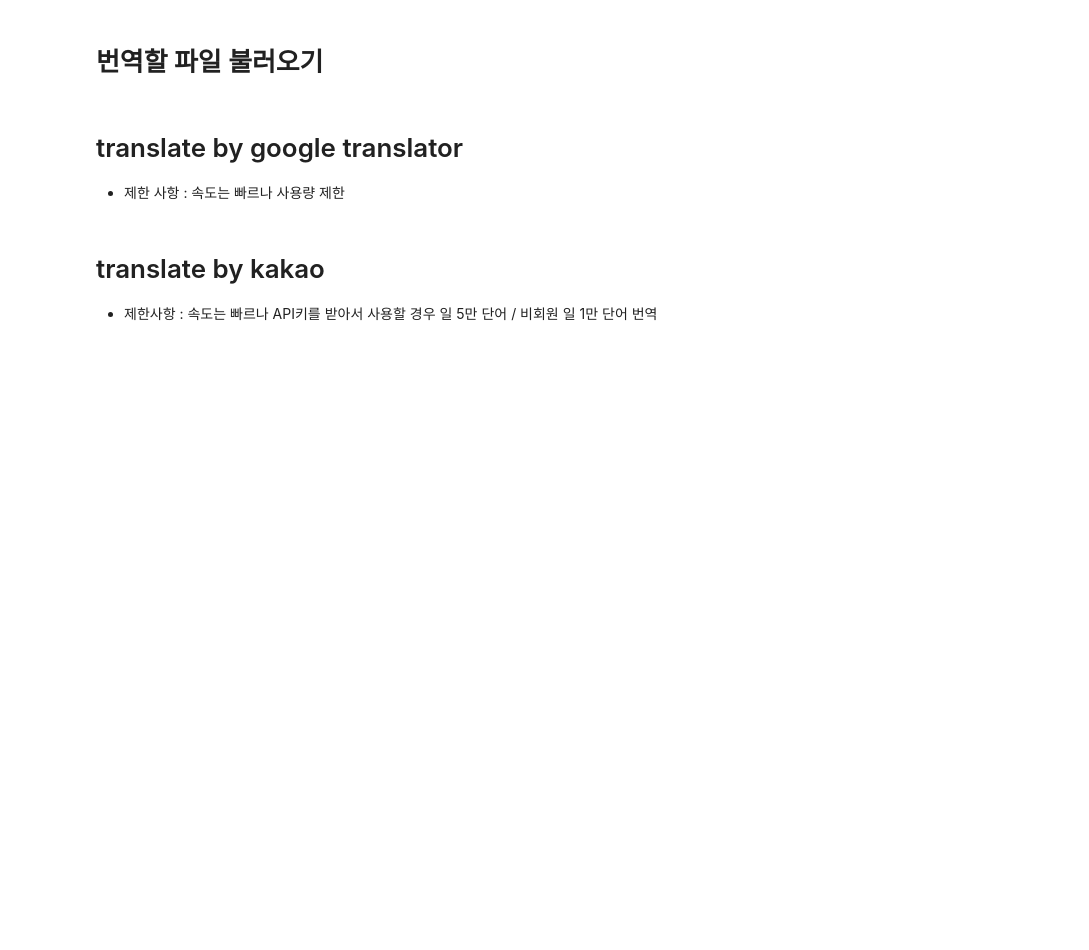
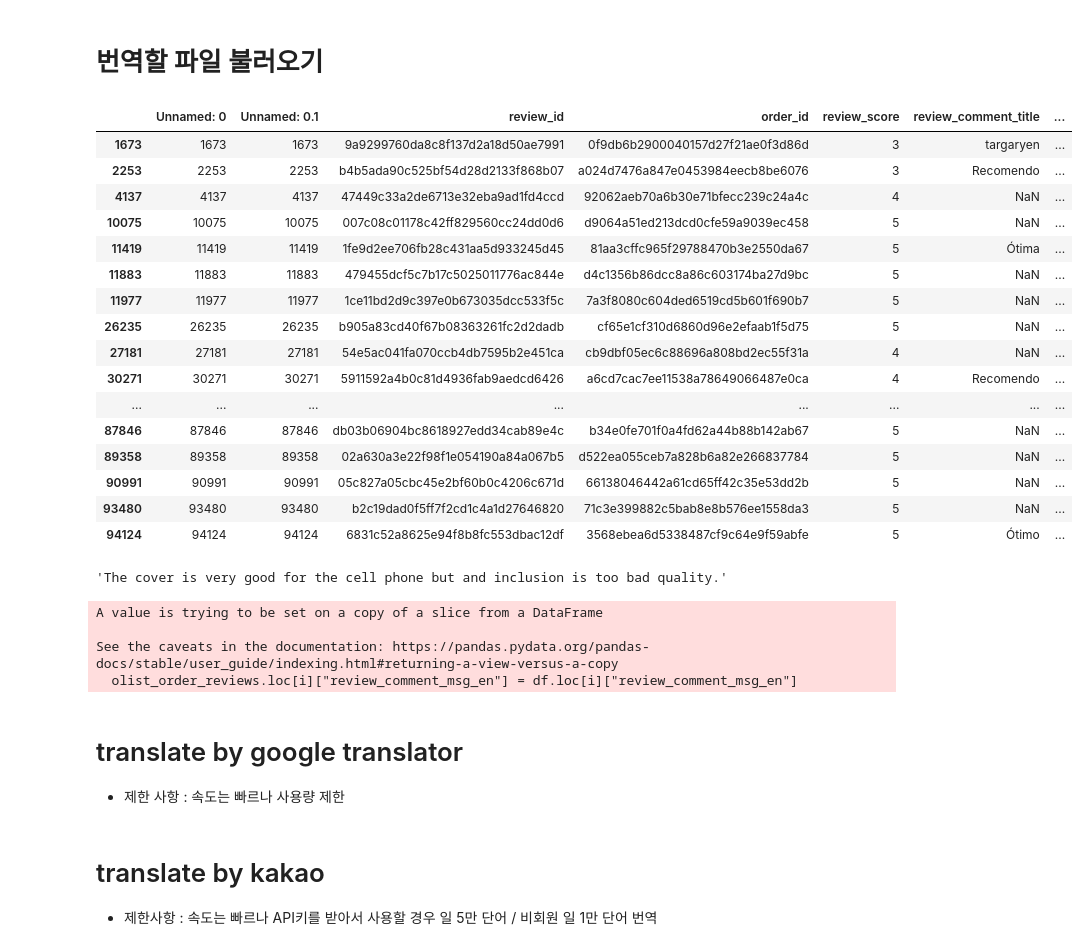
Before and after one commit to changyong93/project_Brazilian-E-Commerce-Public-Dataset-by-Olist, a Jupyter notebook: translate_order_reviews.ipynb, the cells around one changed output. Drawn from its saved outputs; the diff is of its cells as text; code cells hidden in the pictures; blank space fills up the shorter version.

```diff
--- a/translate_order_reviews.ipynb
+++ b/translate_order_reviews.ipynb
@@ -8,0 +11,20 @@ olist_order_reviews = pd.read_csv("./data/olist_order_reviews_dataset_translate.
+# %%
+olist_order_reviews[(olist_order_reviews.review_comment_message.notnull())&(olist_order_reviews.review_comment_msg_en.isnull())]
+# %% [output]
+|  | Unnamed: 0 | Unnamed: 0.1 | review_id | order_id | review_score | review_comment_title | ... |
+| 1673 | 1673 | 1673 | 9a9299760da8c8f137d2a18d50ae7991 | 0f9db6b2900040157d27f21ae0f3d86d | 3 | targaryen | ... |
+| 2253 | 2253 | 2253 | b4b5ada90c525bf54d28d2133f868b07 | a024d7476a847e0453984eecb8be6076 | 3 | Recomendo | ... |
+| 4137 | 4137 | 4137 | 47449c33a2de6713e32eba9ad1fd4ccd | 92062aeb70a6b30e71bfecc239c24a4c | 4 | NaN | ... |
+| 10075 | 10075 | 10075 | 007c08c01178c42ff829560cc24dd0d6 | d9064a51ed213dcd0cfe59a9039ec458 | 5 | NaN | ... |
+| 11419 | 11419 | 11419 | 1fe9d2ee706fb28c431aa5d933245d45 | 81aa3cffc965f29788470b3e2550da67 | 5 | Ótima | ... |
+| 11883 | 11883 | 11883 | 479455dcf5c7b17c5025011776ac844e | d4c1356b86dcc8a86c603174ba27d9bc | 5 | NaN | ... |
+| 11977 | 11977 | 11977 | 1ce11bd2d9c397e0b673035dcc533f5c | 7a3f8080c604ded6519cd5b601f690b7 | 5 | NaN | ... |
+| 26235 | 26235 | 26235 | b905a83cd40f67b08363261fc2d2dadb | cf65e1cf310d6860d96e2efaab1f5d75 | 5 | NaN | ... |
+| 27181 | 27181 | 27181 | 54e5ac041fa070ccb4db7595b2e451ca | cb9dbf05ec6c88696a808bd2ec55f31a | 4 | NaN | ... |
+| 30271 | 30271 | 30271 | 5911592a4b0c81d4936fab9aedcd6426 | a6cd7cac7ee11538a78649066487e0ca | 4 | Recomendo | ... |
+| ... | ... | ... | ... | ... | ... | ... | ... |
+| 87846 | 87846 | 87846 | db03b06904bc8618927edd34cab89e4c | b34e0fe701f0a4fd62a44b88b142ab67 | 5 | NaN | ... |
+| 89358 | 89358 | 89358 | 02a630a3e22f98f1e054190a84a067b5 | d522ea055ceb7a828b6a82e266837784 | 5 | NaN | ... |
+| 90991 | 90991 | 90991 | 05c827a05cbc45e2bf60b0c4206c671d | 66138046442a61cd65ff42c35e53dd2b | 5 | NaN | ... |
+| 93480 | 93480 | 93480 | b2c19dad0f5ff7f2cd1c4a1d27646820 | 71c3e399882c5bab8e8b576ee1558da3 | 5 | NaN | ... |
+| 94124 | 94124 | 94124 | 6831c52a8625e94f8b8fc553dbac12df | 3568ebea6d5338487cf9c64e9f59abfe | 5 | Ótimo | ... |
@@ -9,3 +33,15 @@ olist_order_reviews = pd.read_csv("./data/olist_order_reviews_dataset_translate.
+# %%
+olist_order_reviews.loc[i,"review_comment_msg_en"]
+# %% [output]
+'The cover is very good for the cell phone but and inclusion is too bad quality.'
+# %%
+for i in index:
+    olist_order_reviews.loc[i]["review_comment_msg_en"] = df.loc[i]["review_comment_msg_en"]
+# %% [output]
+A value is trying to be set on a copy of a slice from a DataFrame
+
+See the caveats in the documentation: https://pandas.pydata.org/pandas-docs/stable/user_guide/indexing.html#returning-a-view-versus-a-copy
+  olist_order_reviews.loc[i]["review_comment_msg_en"] = df.loc[i]["review_comment_msg_en"]
 # %% [markdown]
 # translate by google translator
 - 제한 사항 : 속도는 빠르나 사용량 제한
```
Also changed, not shown: parts of 5 cells of this notebook.
